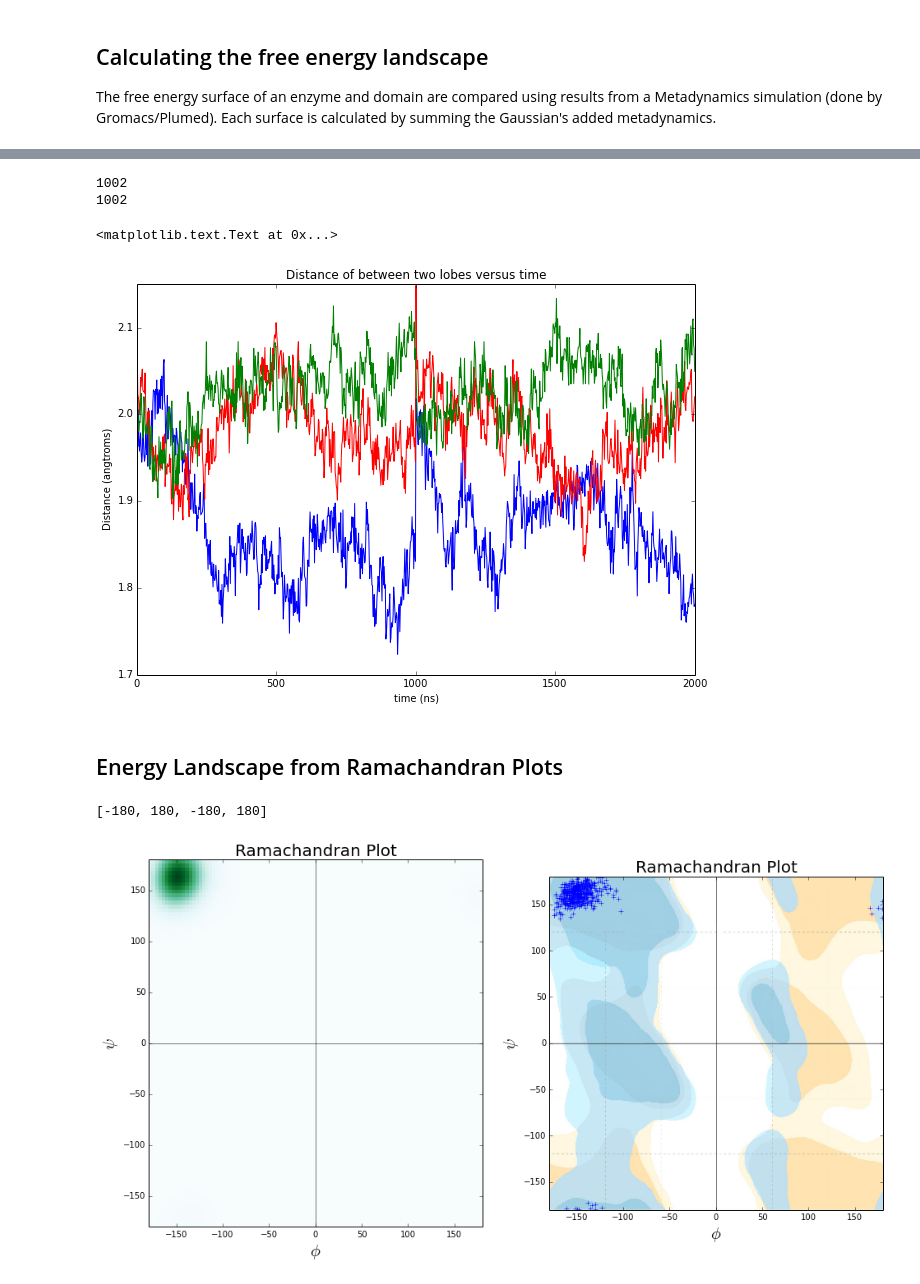
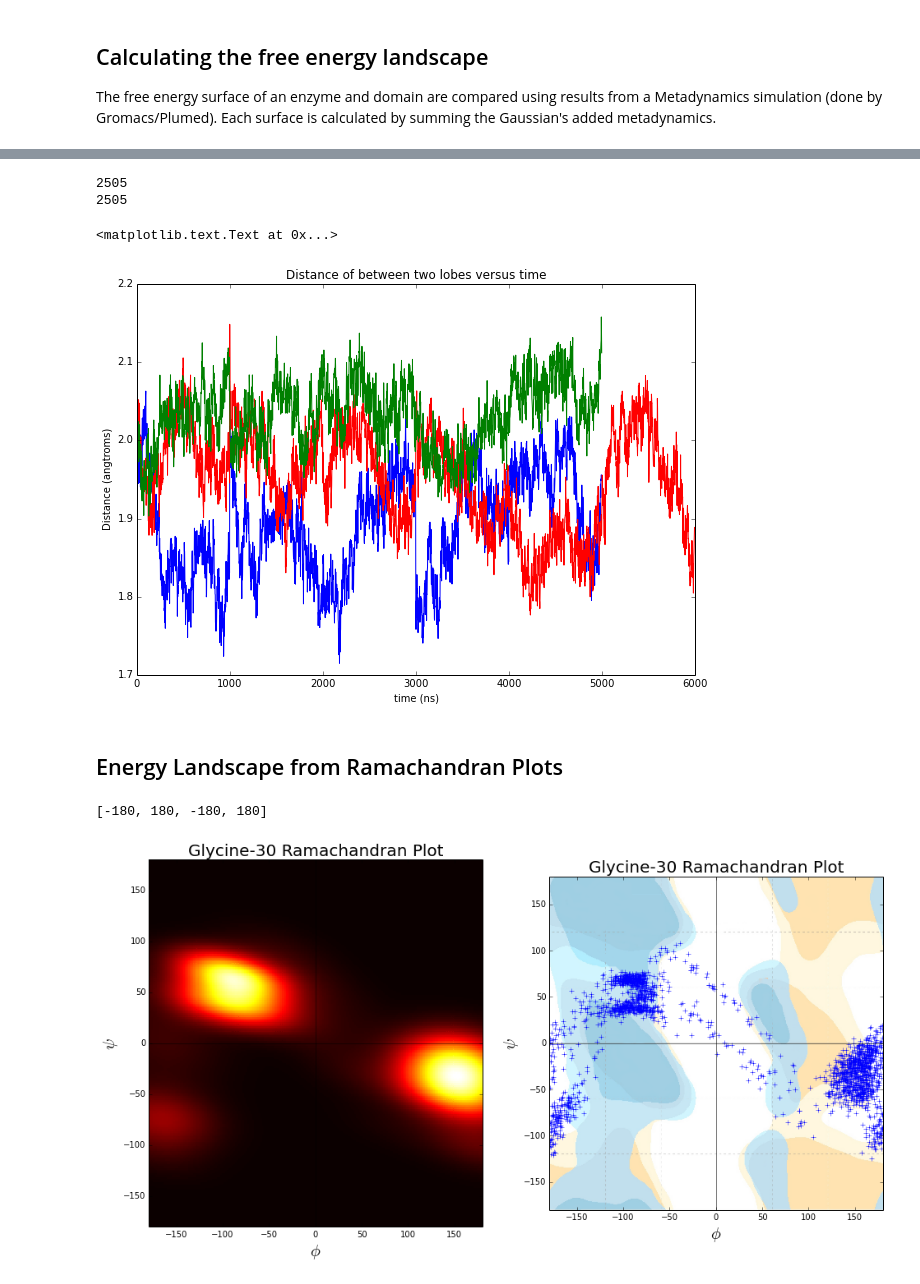
Before and after one commit to Zsailer/GK-metadynamics, a Jupyter notebook: notebooks/Metadynamics Analysis.ipynb, the cells around one changed output, grey strips where cells are left out. Saved outputs shown, nothing was run; the diff lists cells and outputs as text; code cells hidden in the pictures.

```diff
--- a/notebooks/Metadynamics Analysis.ipynb
+++ b/notebooks/Metadynamics Analysis.ipynb
@@ -111,7 +111,8 @@ ylabel('Free Energy (kcal/mol)' , fontsize=18)
 # %%
 figure(figsize=[10,7])
 
-time = linspace(0,2000,1002)
+time = linspace(0,5000,2505)
+time2 = linspace(0,6000,3006)
 print len(time)
 distance = CV_1EX6[:,1]
 bias = CV_1EX6[:,-1]
@@ -122,7 +123,7 @@ plot(time,distance, 'b')
 distance = CV_4F4J[:,1]
 bias = CV_4F4J[:,-1]
 #time = CV_4F4J[:,0]
-plot(time,distance, 'r')
+plot(time2,distance, 'r')
 
 distance = CV_1KJW[:,1]
 bias = CV_1KJW[:,-1]
@@ -133,50 +134,53 @@ title('Distance of between two lobes versus time')
 xlabel('time (ns)')
 ylabel('Distance (angtroms)')
 # %% [output]
-1002
-1002
+2505
+2505
 <matplotlib.text.Text at 0x...>
-[figure, old version]
+[figure, new version]
 # %% [markdown]
 ## Energy Landscape from Ramachandran Plots
 # %%
+aa = ["Glycine-30","Phenylalanine-31","Serine-32",
+                    "Valine-33","Serine-34","Serine-35","Threonine-36","Threonine-37"]
+
 fig, axes = plt.subplots(ncols=2, nrows=1)
 fig.set_figwidth(16)
 fig.set_figheight(8)
 
-bb = 4
-Phi = CV_1EX6[:,bb+1]*180/pi
-Psi = CV_1EX6[:,bb+10]*180/pi
+bb = 1
+Phi = CV_4F4J[:,bb+1]*180/pi
+Psi = CV_4F4J[:,bb+10]*180/pi
 data = array([Psi,Phi])
 
 y = Phi
 x = Psi
-nbins = 100
+nbins = 200
 
 # Evaluate a gaussian kde on a regular grid of nbins x nbins over data extents
 k = kde.gaussian_kde(data)
 xi, yi = np.mgrid[-180:180:nbins*1j, -180:180:nbins*1j]
 zi = k(np.vstack([xi.flatten(), yi.flatten()]))
 
 ax1 = fig.add_subplot(1,2,1)
-ax1.pcolormesh(xi, yi, zi.reshape(xi.shape), cmap='BuGn')
+ax1.pcolormesh(xi, yi, zi.reshape(xi.shape), cmap='hot')
 xlabel('$\phi$', fontsize=20)
 ylabel('$\psi$',fontsize=20)
-title('Ramachandran Plot', fontsize=20)
+title(aa[bb-1] + ' Ramachandran Plot', fontsize=20)
 ax1.axhline(linewidth=.5, color='black')
 ax1.axvline(linewidth=.5, color='black')
 axis([-180,180,-180,180])
 
 subplot(1,2,2)
 im = imread('figures/plot.png')
 implot = imshow(im, origin='upper', extent=(-180,180,-180,180), alpha=.4)
 plot(Psi,Phi,'+')
 xlabel('$\phi$', fontsize=20)
 ylabel('$\psi$',fontsize=20)
-title('Ramachandran Plot', fontsize=20)
+title(aa[bb-1] +' Ramachandran Plot', fontsize=20)
 axhline(linewidth=.5, color='black')
 axvline(linewidth=.5, color='black')
 axis([-180,180,-180,180])
 # %% [output]
 [-180, 180, -180, 180]
-[figure, old version]
+[figure, new version]
```
Also changed, not shown: parts of 3 cells of this notebook, 7 other files.
